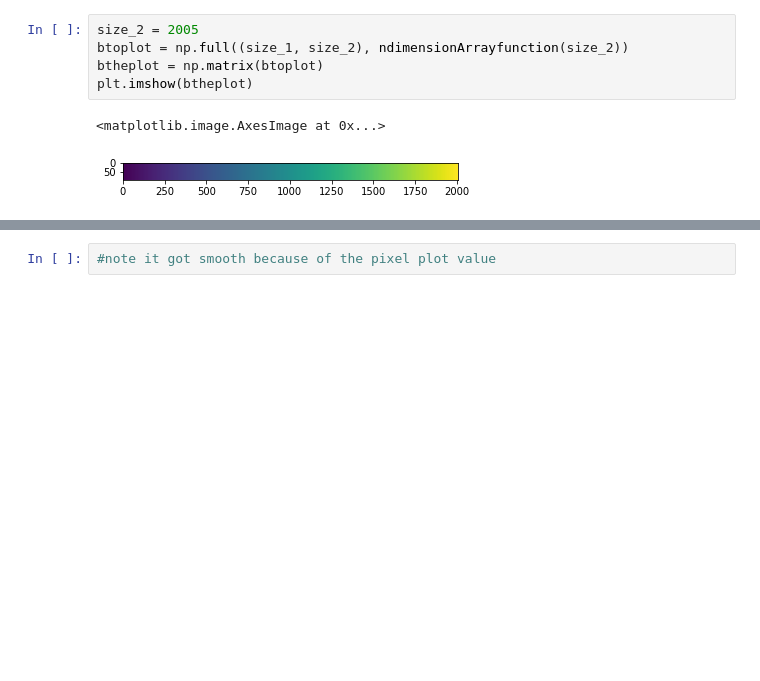
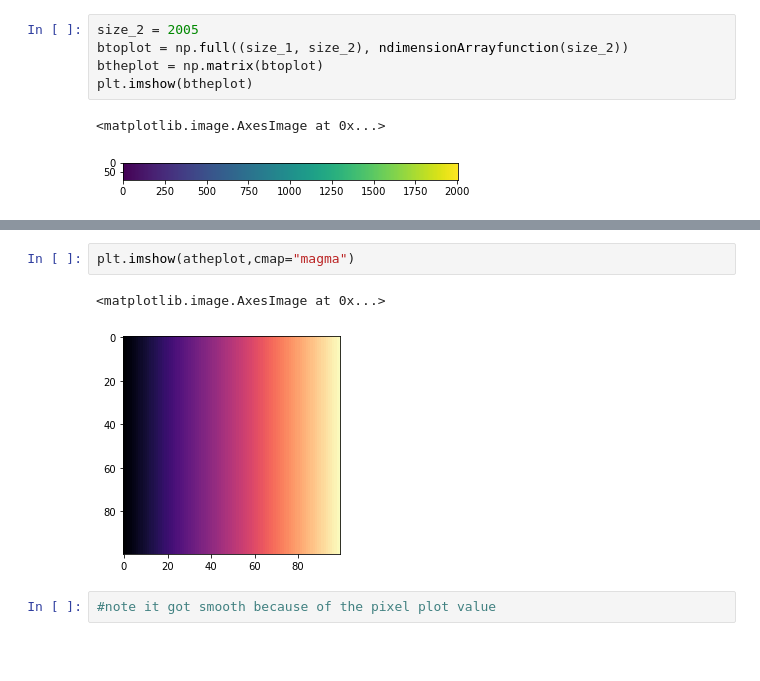
Before and after one commit to femidof/42_NumPy-Pythonfilter, a Jupyter notebook: notebook/numpy_rush.ipynb, the cells around one changed output, grey strips where cells are left out. Drawn from its saved outputs; the diff is of its cells as text; blank space fills up the shorter version.

```diff
--- a/notebook/numpy_rush.ipynb
+++ b/notebook/numpy_rush.ipynb
@@ -138,3 +146,8 @@ plt.imshow(btheplot)
+# %%
+plt.imshow(atheplot,cmap="magma")
+# %% [output]
+<matplotlib.image.AxesImage at 0x...>
+[figure, added]
 # %%
 #note it got smooth because of the pixel plot value
 # %% [markdown]
```
Also changed, not shown: parts of 18 cells of this notebook, 1 other file.
